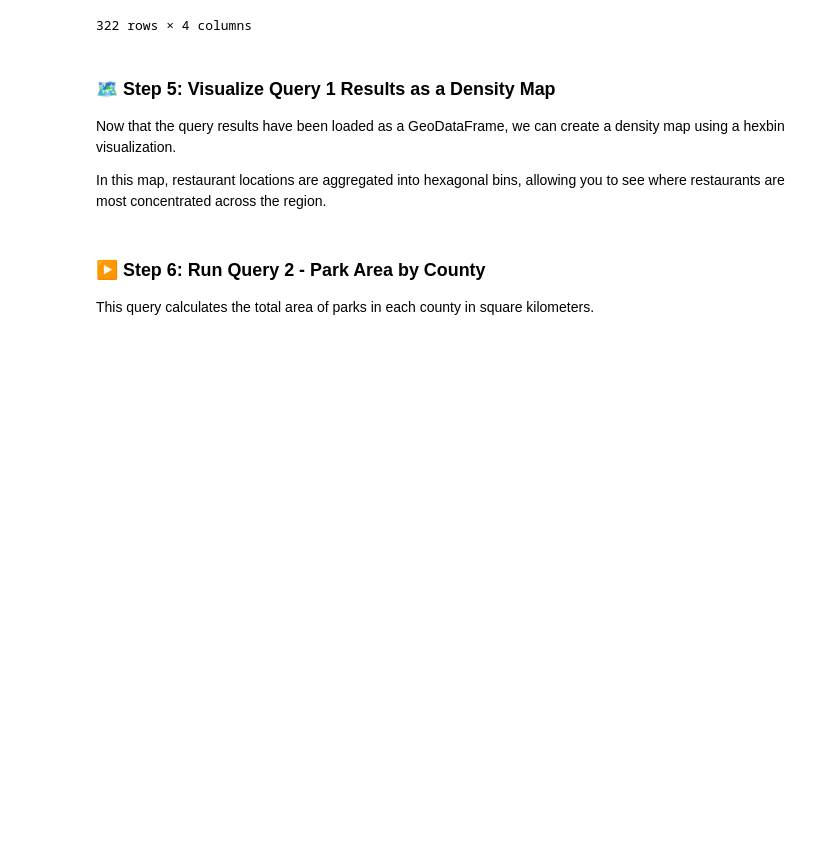
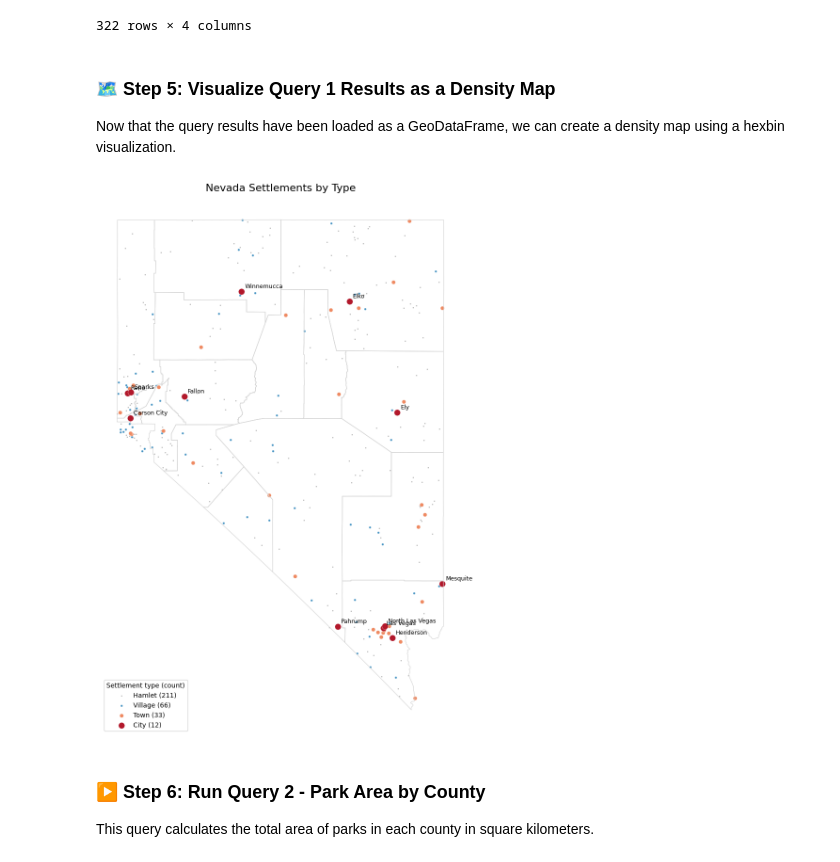
Before and after one commit to irenebdickinson/gist604b-osm-postgis-fa26, a Jupyter notebook: notebooks/osm_postgis_diy_nevada.ipynb, the cells around one changed output. Saved outputs shown, nothing was run; the diff lists cells and outputs as text; code cells hidden in the pictures; blank space fills up the shorter version.

Commit message:
Visualizing Query 1

```diff
--- a/notebooks/osm_postgis_diy_nevada.ipynb
+++ b/notebooks/osm_postgis_diy_nevada.ipynb
@@ -119,5 +119,3 @@ except Exception as e:
 ### 🗺️ Step 5: Visualize Query 1 Results as a Density Map
 
 Now that the query results have been loaded as a GeoDataFrame, we can create a density map using a hexbin visualization.
-
-In this map, restaurant locations are aggregated into hexagonal bins, allowing you to see where restaurants are most concentrated across the region.
@@ -148,3 +122,43 @@ plt.show()
+# %%
+# Load county outlines as a reference layer
+counties = gpd.read_postgis(
+    "SELECT name, geom FROM adminareas_a WHERE fclass = 'admin_level6';",
+    engine, geom_col="geom"
+)
+
+styles = {
+    "city":    {"size": 90, "color": "#b2182b"},
+    "town":    {"size": 35, "color": "#ef8a62"},
+    "village": {"size": 12, "color": "#4393c3"},
+    "hamlet":  {"size": 4,  "color": "#999999"},
+}
+
+fig, ax = plt.subplots(figsize=(9, 12))
+counties.boundary.plot(ax=ax, color="lightgrey", linewidth=0.8)
+
+# Plot smallest first so cities sit on top
+for place_type in ["hamlet", "village", "town", "city"]:
+    subset = query_1_results[query_1_results["place_type"] == place_type]
+    subset.plot(
+        ax=ax,
+        markersize=styles[place_type]["size"],
+        color=styles[place_type]["color"],
+        edgecolor="white", linewidth=0.3,
+        label=f"{place_type.title()} ({len(subset)})"
+    )
+
+# Label the cities
+for _, row in query_1_results[query_1_results["place_type"] == "city"].iterrows():
+    ax.annotate(row["place_name"], (row.geom.x, row.geom.y),
+                xytext=(5, 5), textcoords="offset points", fontsize=9)
+
+ax.set_title("Nevada Settlements by Type", fontsize=16)
+ax.legend(title="Settlement type (count)", loc="lower left")
+ax.set_axis_off()
+plt.tight_layout()
+plt.show()
+# %% [output]
+[figure, added]
 # %% [markdown]
 ### ▶️ Step 6: Run Query 2 - Park Area by County
 
```
Also changed, not shown: parts of 1 cell of this notebook.
